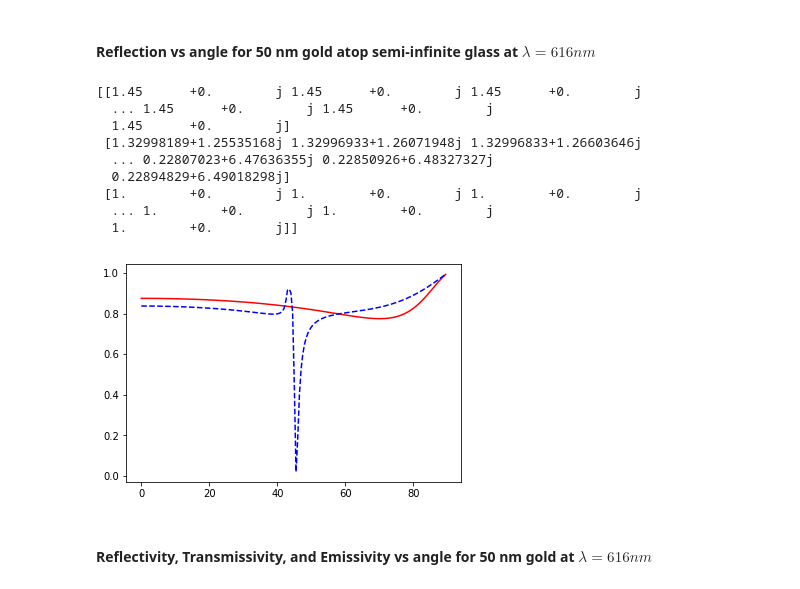
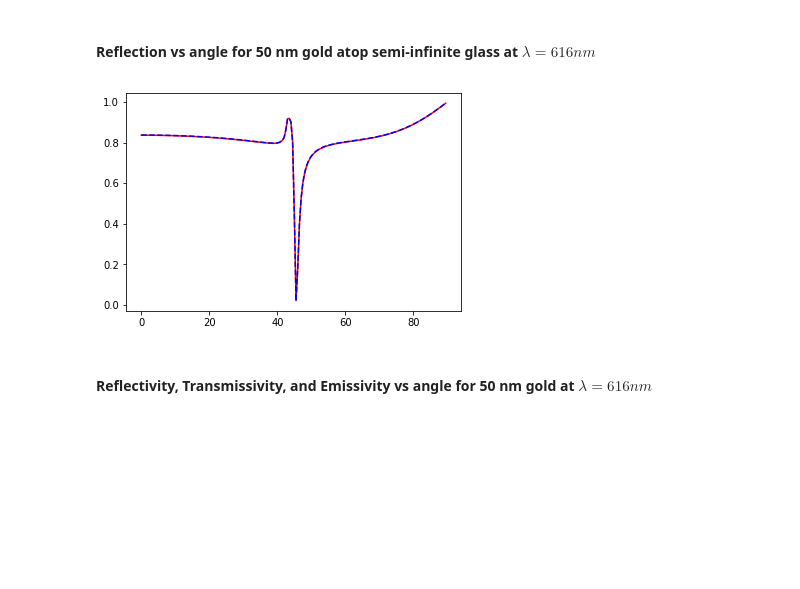
Before and after one commit to FoleyLab/wptherml_v1.0.0, a Jupyter notebook: Validate_Fresnel.ipynb, the cells around one changed output. Drawn from its saved outputs; the diff is of its cells as text; code cells hidden in the pictures; blank space fills up the shorter version.

Commit message:
updated Fresnel Validation notebook

```diff
--- a/Validate_Fresnel.ipynb
+++ b/Validate_Fresnel.ipynb
@@ -72,41 +72,31 @@ plt.show()
 # %% [markdown]
 #### Reflection vs angle for 50 nm gold atop semi-infinite glass at $\lambda = 616 nm$
 # %%
-### first we can just modify the previous gold_film object to have a glass substrate layer.
-### the validation data assumed n = 1.45 for a wavelengths of glass, so we will do so here as well.
-gold_film.layer_static_ri(0, 1.45+0j)
-print(gold_film.n)
+### Let's revise the material list and re-instantiate the gold film with a glass substrate layer
+structure['Material_List'] = ['SiO2', 'Au', 'Air']
+gold_film = multilayer(structure)
 
 ### use the angular_fresnel method of the multilayer class to compute
 ### the reflectivity vs angle for the gold_slab structure at a specified wavelength (in SI units)
 gold_film.angular_fresnel(616e-9)
 
 ### read validation data generated by S. Byrnes tmm code
 validate_data = np.loadtxt('validation_data/50nm_Au_theta_scan.txt')
 n_rows = len(validate_data)
 valid_theta = np.zeros(n_rows)
 valid_R = np.zeros_like(valid_theta)
 
 ### validate_data column 0 is the angle in degrees
 ### validate_data column 1 is the reflectivity
 for i in range(0,n_rows):
     valid_theta[i] = validate_data[i][0]
     valid_R[i] = validate_data[i][1]
 
 plt.plot(gold_film.theta_array*180./np.pi, gold_film.r_vs_theta, 'red')
 plt.plot(valid_theta, valid_R, 'b--')
 plt.show()
 # %% [output]
-[[1.45      +0.        j 1.45      +0.        j 1.45      +0.        j
-  ... 1.45      +0.        j 1.45      +0.        j
-  1.45      +0.        j]
- [1.32998189+1.25535168j 1.32996933+1.26071948j 1.32996833+1.26603646j
-  ... 0.22807023+6.47636355j 0.22850926+6.48327327j
-  0.22894829+6.49018298j]
- [1.        +0.        j 1.        +0.        j 1.        +0.        j
-  ... 1.        +0.        j 1.        +0.        j
-  1.        +0.        j]]
-[figure, old version]
+[figure, new version]
 # %% [markdown]
 #### Reflectivity, Transmissivity, and Emissivity vs angle for 50 nm gold at $\lambda = 616 nm$
 # %% [markdown]
```
Also changed, not shown: parts of 7 cells of this notebook, 1 other file.
